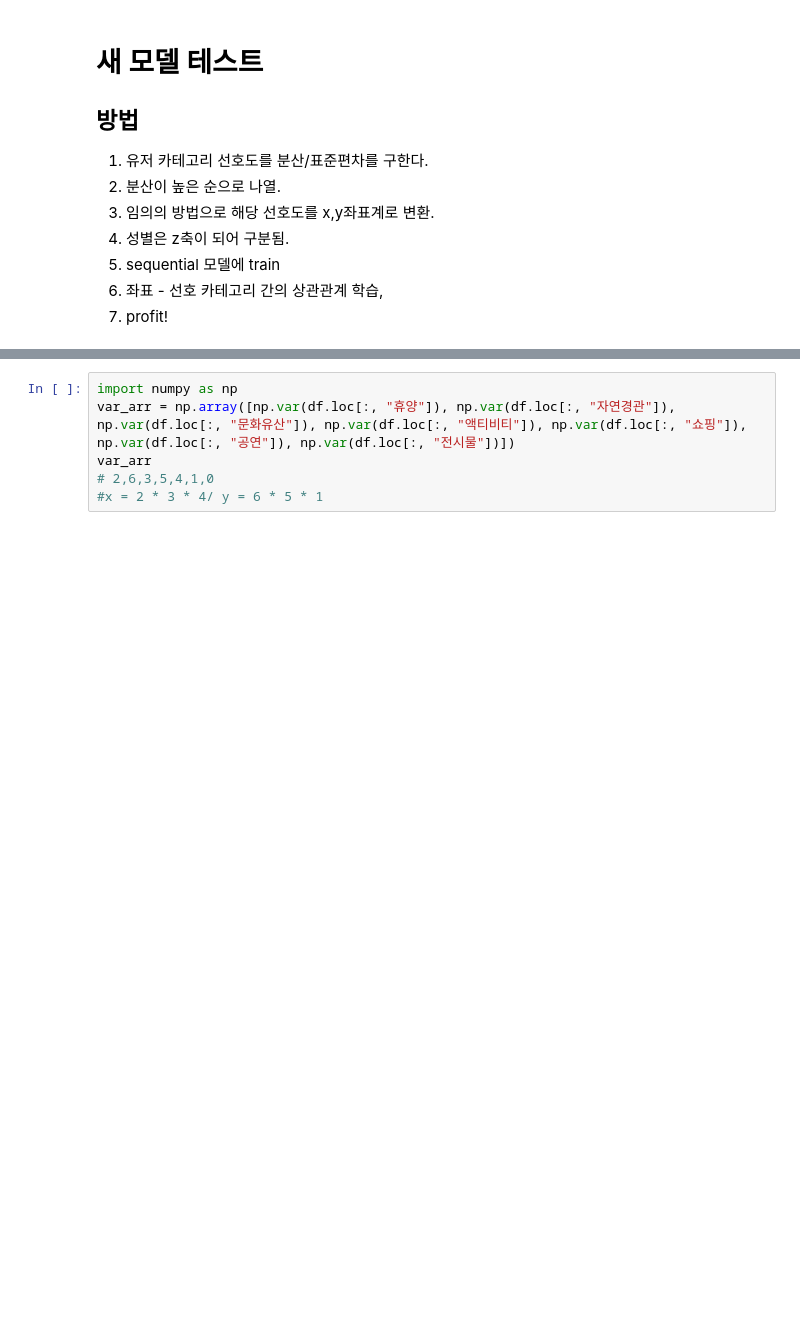
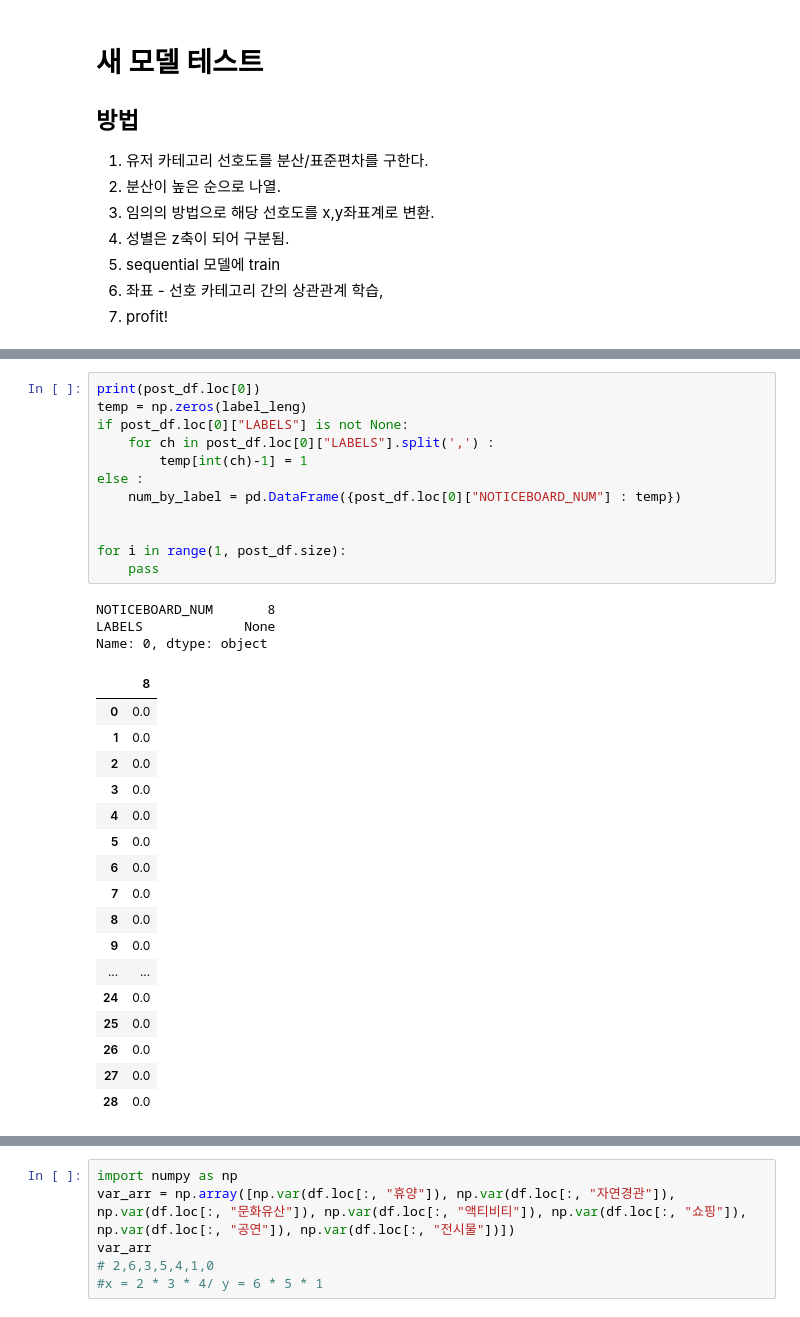
Before and after one commit to gkdnfka/Travel_Together, a Jupyter notebook: Data/new_model_test.ipynb, the cells around one changed output, grey strips where cells are left out. Drawn from its saved outputs; the diff is of its cells as text; blank space fills up the shorter version.

```diff
--- a/Data/new_model_test.ipynb
+++ b/Data/new_model_test.ipynb
@@ -30 +48,34 @@ df
+# %%
+print(post_df.loc[0])
+temp = np.zeros(label_leng)
+if post_df.loc[0]["LABELS"] is not None:
+    for ch in post_df.loc[0]["LABELS"].split(',') :
+        temp[int(ch)-1] = 1
+else :
+    num_by_label = pd.DataFrame({post_df.loc[0]["NOTICEBOARD_NUM"] : temp})
+
+
+for i in range(1, post_df.size):
+    pass
+# %% [output]
+NOTICEBOARD_NUM       8
+LABELS             None
+Name: 0, dtype: object
+|  | 8 |
+| 0 | 0.0 |
+| 1 | 0.0 |
+| 2 | 0.0 |
+| 3 | 0.0 |
+| 4 | 0.0 |
+| 5 | 0.0 |
+| 6 | 0.0 |
+| 7 | 0.0 |
+| 8 | 0.0 |
+| 9 | 0.0 |
+| ... | ... |
+| 24 | 0.0 |
+| 25 | 0.0 |
+| 26 | 0.0 |
+| 27 | 0.0 |
+| 28 | 0.0 |
 # %%
```
Also changed, not shown: parts of 2 cells of this notebook, 4 other files.
